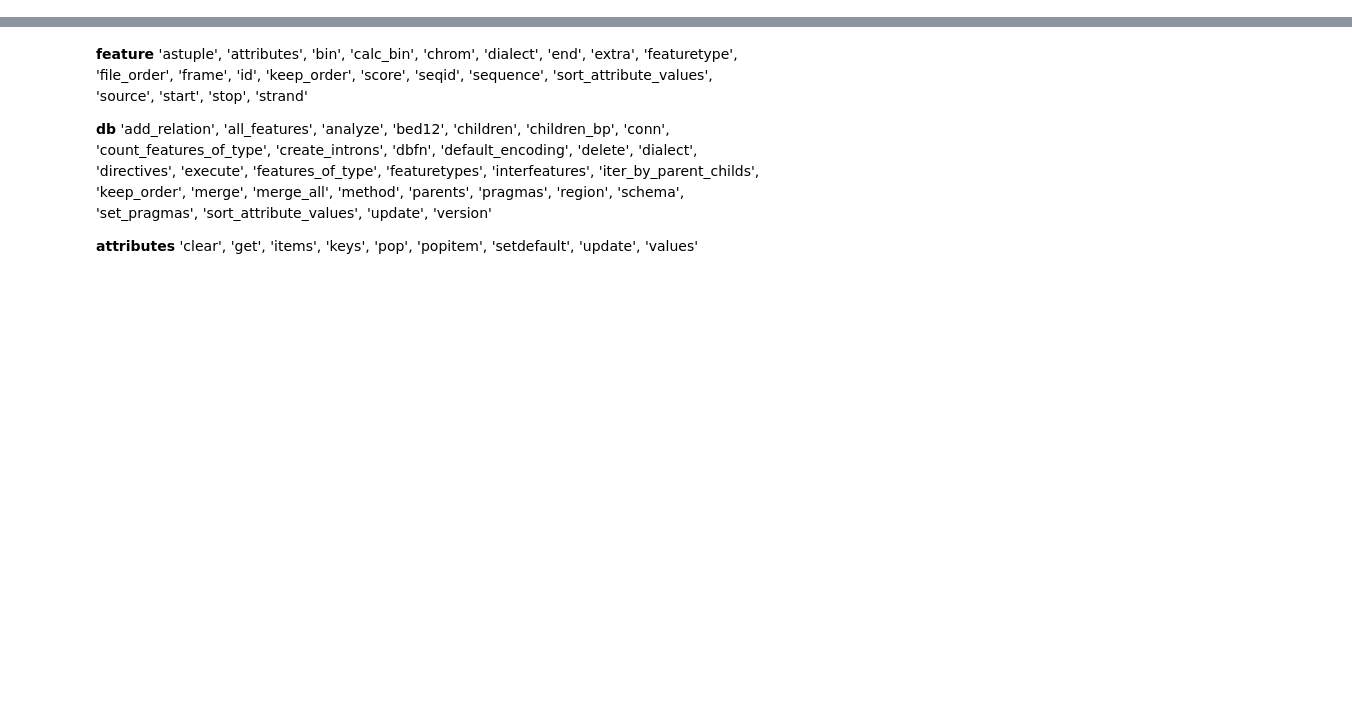
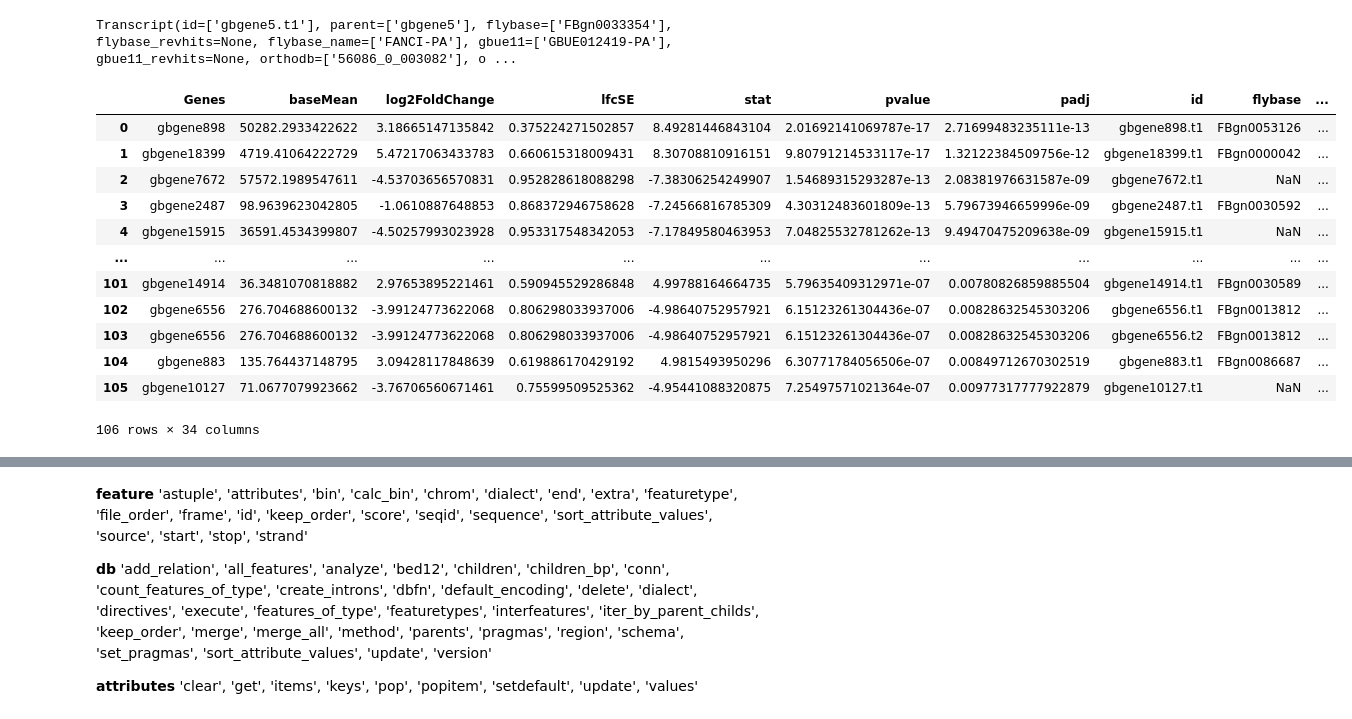
Before and after one commit to ljmesi/GbRNAseqDEpAnnots, a Jupyter notebook: exp/explore_gffutils/DE_results_annotate.ipynb, the cells around one changed output, grey strips where cells are left out. Drawn from its saved outputs; the diff is of its cells as text; code cells hidden in the pictures; blank space fills up the shorter version.

```diff
--- a/exp/explore_gffutils/DE_results_annotate.ipynb
+++ b/exp/explore_gffutils/DE_results_annotate.ipynb
@@ -0,0 +260,24 @@
+# %%
+transcripts = []
+for index,element in enumerate(db.features_of_type("mRNA")):
+    transcripts.append(Transcript(
+        id = element.attributes.get("ID"),
+        parent = element.attributes.get("Parent"),
+        flybase = element.attributes.get("flybase"),
+        flybase_revhits = element.attributes.get("flybase_revhits"),
+        flybase_name = element.attributes.get("flybase_name"),
+        gbue11 = element.attributes.get("gbue11"),
+        gbue11_revhits = element.attributes.get("gbue11_revhits"),
+        orthodb = element.attributes.get("orthodb"),
+        orthodb_revhits = element.attributes.get("orthodb_revhits"),
+        ontology_term = element.attributes.get("Ontology_term"),
+        dbxref_lst = element.attributes.get("Dbxref"),
+        #element.attributes.get("dbxref"),
+    ))
+    #if index == 19:
+    #    print(element.attributes)
+    #    break
+# %%
+transcripts[4]
+# %% [output]
+Transcript(id=['gbgene5.t1'], parent=['gbgene5'], flybase=['FBgn0033354'], flybase_revhits=None, flybase_name=['FANCI-PA'], gbue11=['GBUE012419-PA'], gbue11_revhits=None, orthodb=['56086_0_003082'], o ...
@@ -0,0 +336,45 @@
+# %%
+df = pd.DataFrame(df_data, columns = header)
+annotated_diff_exp_data = 'shrinked_padj-filtered_annotated.tsv'
+# Drop all columns where all values are np.nan
+df = df.dropna(axis=1, how='all')
+df = df.drop("parent", axis=1)
+renamings
+'id':'transcript_ID',
+'flybase':'FlyBase_ID',
+'flybase_revhits':'FlyBase_reverse_hits_IDs',
+'flybase_name':'FlyBase_symbol_name',
+'ontology_term':'Gene_Ontology_terms',
+'FlyBase':'FlyBase_reference_ID1',
+'FlyBase_2':'FlyBase_reference_ID2',
+'FlyBase_Annotation_IDs':'FlyBase_Annotation_Symbol_ID1',
+'FlyBase_Annotation_IDs_2':'FlyBase_Annotation_Symbol_ID2',
+'FlyMine':'FlyMine_ID1',
+'FlyMine_2':'FlyMine_ID2',
+'GB_protein':'GB_protein_ID1',
+'GB_protein_2':'GB_protein_ID2',
+'GB_protein_3':'GB_protein_ID3',
+'GB_protein_4':'GB_protein_ID4',
+'GB_protein_5':'GB_protein_ID5',
+'REFSEQ':'NCBI_Reference_Sequence_ID1',
+'REFSEQ_2':'NCBI_Reference_Sequence_ID2',
+'UniProt/Swiss-Prot':'UniProt/Swiss-Prot_ID',
+'UniProt/TrEMBL':'UniProt/TrEMBL_ID1',
+'UniProt/TrEMBL_2':'UniProt/TrEMBL_ID2',
+}
+
+df.rename(columns=renamings)
+# %% [output]
+|  | Genes | baseMean | log2FoldChange | lfcSE | stat | pvalue | padj | id | flybase | ... |
+| 0 | gbgene898 | 50282.2933422622 | 3.18665147135842 | 0.375224271502857 | 8.49281446843104 | 2.01692141069787e-17 | 2.71699483235111e-13 | gbgene898.t1 | FBgn0053126 | ... |
+| 1 | gbgene18399 | 4719.41064222729 | 5.47217063433783 | 0.660615318009431 | 8.30708810916151 | 9.80791214533117e-17 | 1.32122384509756e-12 | gbgene18399.t1 | FBgn0000042 | ... |
+| 2 | gbgene7672 | 57572.1989547611 | -4.53703656570831 | 0.952828618088298 | -7.38306254249907 | 1.54689315293287e-13 | 2.08381976631587e-09 | gbgene7672.t1 | NaN | ... |
+| 3 | gbgene2487 | 98.9639623042805 | -1.0610887648853 | 0.868372946758628 | -7.24566816785309 | 4.30312483601809e-13 | 5.79673946659996e-09 | gbgene2487.t1 | FBgn0030592 | ... |
+| 4 | gbgene15915 | 36591.4534399807 | -4.50257993023928 | 0.953317548342053 | -7.17849580463953 | 7.04825532781262e-13 | 9.49470475209638e-09 | gbgene15915.t1 | NaN | ... |
+| ... | ... | ... | ... | ... | ... | ... | ... | ... | ... | ... |
+| 101 | gbgene14914 | 36.3481070818882 | 2.97653895221461 | 0.590945529286848 | 4.99788164664735 | 5.79635409312971e-07 | 0.00780826859885504 | gbgene14914.t1 | FBgn0030589 | ... |
+| 102 | gbgene6556 | 276.704688600132 | -3.99124773622068 | 0.806298033937006 | -4.98640752957921 | 6.15123261304436e-07 | 0.00828632545303206 | gbgene6556.t1 | FBgn0013812 | ... |
+| 103 | gbgene6556 | 276.704688600132 | -3.99124773622068 | 0.806298033937006 | -4.98640752957921 | 6.15123261304436e-07 | 0.00828632545303206 | gbgene6556.t2 | FBgn0013812 | ... |
+| 104 | gbgene883 | 135.764437148795 | 3.09428117848639 | 0.619886170429192 | 4.9815493950296 | 6.30771784056506e-07 | 0.00849712670302519 | gbgene883.t1 | FBgn0086687 | ... |
+| 105 | gbgene10127 | 71.0677079923662 | -3.76706560671461 | 0.75599509525362 | -4.95441088320875 | 7.25497571021364e-07 | 0.00977317777922879 | gbgene10127.t1 | NaN | ... |
+106 rows × 34 columns
```
Also changed, not shown: parts of 21 cells of this notebook, 1 other file.
